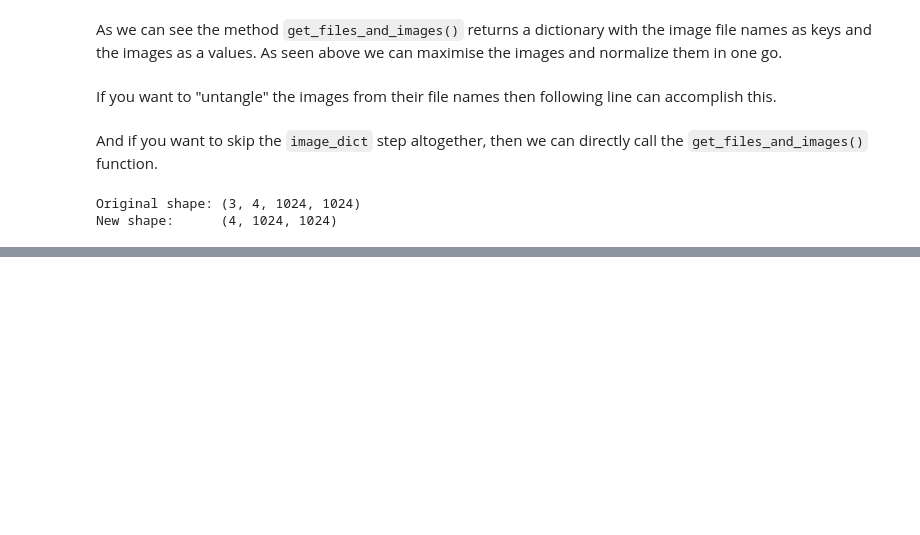
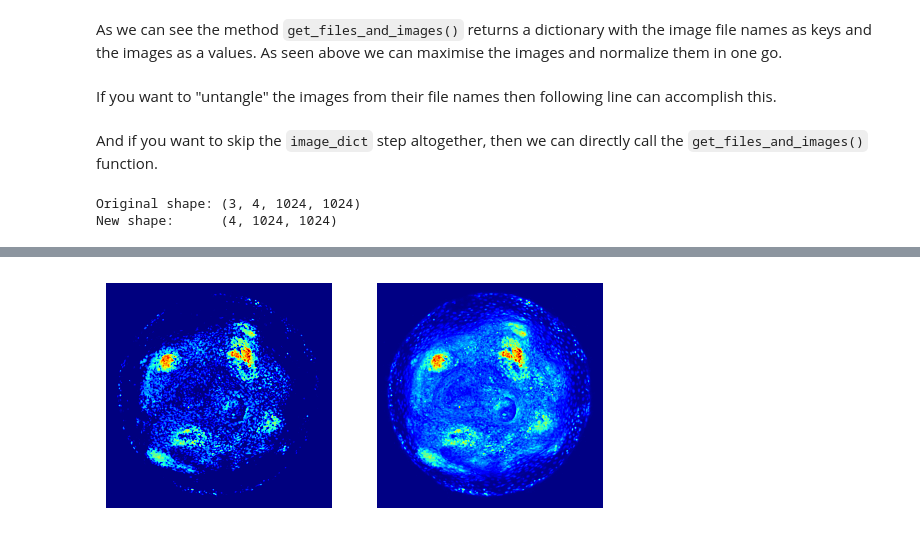
Before and after one commit to flotji-potji/micropattern_analysis, a Jupyter notebook: FS5_code_improvements.ipynb, the cells around one changed output, grey strips where cells are left out. Saved outputs shown, nothing was run; the diff lists cells and outputs as text; code cells hidden in the pictures; blank space fills up the shorter version.

```diff
--- a/FS5_code_improvements.ipynb
+++ b/FS5_code_improvements.ipynb
@@ -98,0 +113,11 @@ New shape:      (4, 1024, 1024)
+# %%
+bob = i1 * (i1[3] > threshold_multiotsu(i1[3], classes=4)[1])
+
+fig, (a, b) = plt.subplots(1,2)
+a.imshow(bob[1], cmap="jet")
+a.axis('off')
+b.imshow(i1[1], cmap="jet")
+b.axis('off')
+plt.show()
+# %% [output]
+[figure, added]
```
Also changed, not shown: parts of 4 cells of this notebook, 1 other file.
